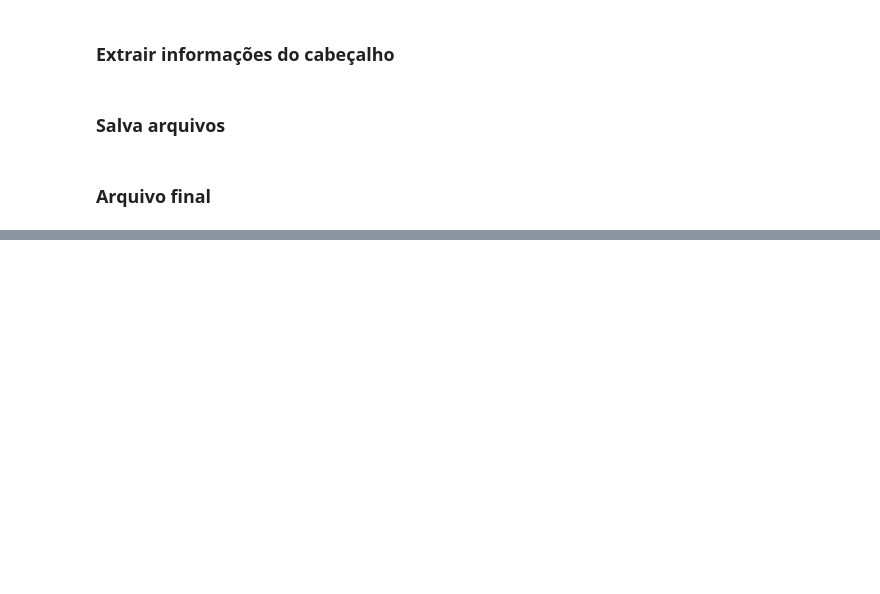
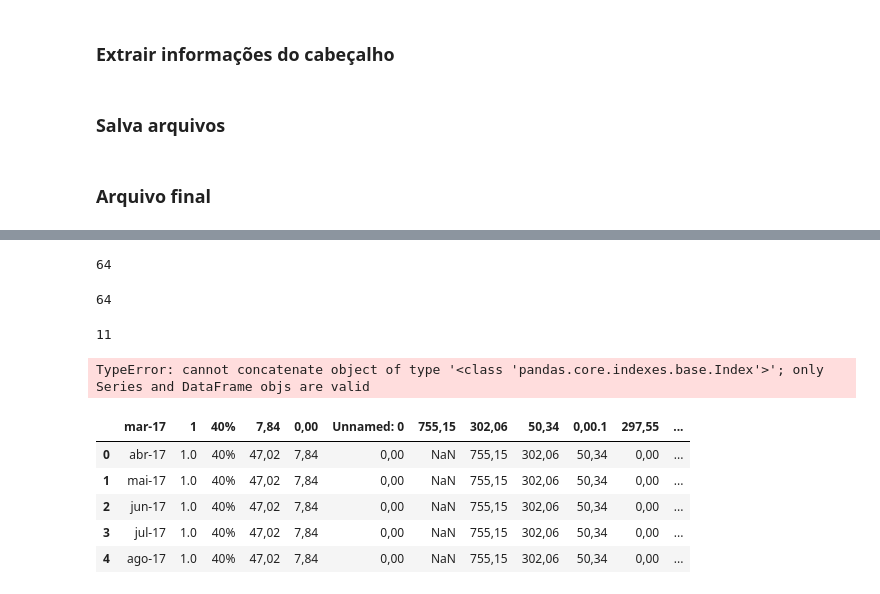
Before and after one commit to VinicusGB/scrapy_dom, a Jupyter notebook: sfmsp/sfmsp.ipynb, the cells around one changed output, grey strips where cells are left out. Saved outputs shown, nothing was run; the diff lists cells and outputs as text; code cells hidden in the pictures; blank space fills up the shorter version.

```diff
--- a/sfmsp/sfmsp.ipynb
+++ b/sfmsp/sfmsp.ipynb
@@ -119,0 +165,2 @@ for file in DATA_FILES:
+# %%
+pg2.append(pg2.columns))
@@ -119,0 +195,6 @@ for file in DATA_FILES:
+# %%
+print(pg1['Unnamed: 0'].isna().count())
+len(pg1['Unnamed: 0'])
+# %% [output]
+64
+64
@@ -119,0 +203,17 @@ for file in DATA_FILES:
+# %%
+len(pg1.columns)
+# %% [output]
+11
+# %%
+pg2.append(pg2.columns)
+# %% [output]
+TypeError: cannot concatenate object of type '<class 'pandas.core.indexes.base.Index'>'; only Series and DataFrame objs are valid
+# %%
+pg2.head()
+# %% [output]
+|  | mar-17 | 1 | 40% | 7,84 | 0,00 | Unnamed: 0 | 755,15 | 302,06 | 50,34 | 0,00.1 | 297,55 | ... |
+| 0 | abr-17 | 1.0 | 40% | 47,02 | 7,84 | 0,00 | NaN | 755,15 | 302,06 | 50,34 | 0,00 | ... |
+| 1 | mai-17 | 1.0 | 40% | 47,02 | 7,84 | 0,00 | NaN | 755,15 | 302,06 | 50,34 | 0,00 | ... |
+| 2 | jun-17 | 1.0 | 40% | 47,02 | 7,84 | 0,00 | NaN | 755,15 | 302,06 | 50,34 | 0,00 | ... |
+| 3 | jul-17 | 1.0 | 40% | 47,02 | 7,84 | 0,00 | NaN | 755,15 | 302,06 | 50,34 | 0,00 | ... |
+| 4 | ago-17 | 1.0 | 40% | 47,02 | 7,84 | 0,00 | NaN | 755,15 | 302,06 | 50,34 | 0,00 | ... |
```
Also changed, not shown: parts of 24 cells of this notebook, 1 other file.
